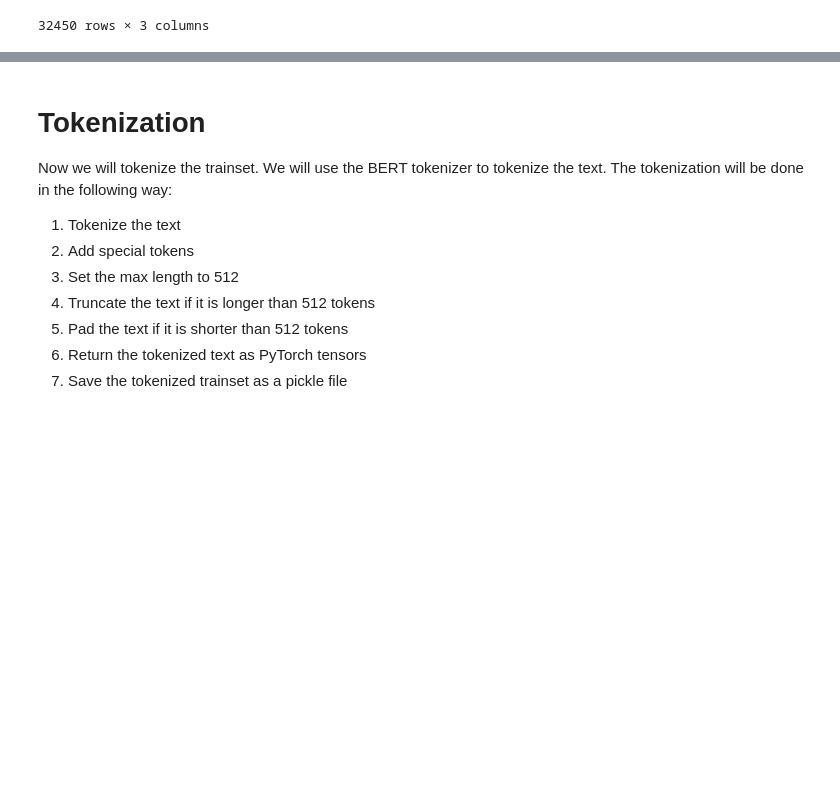
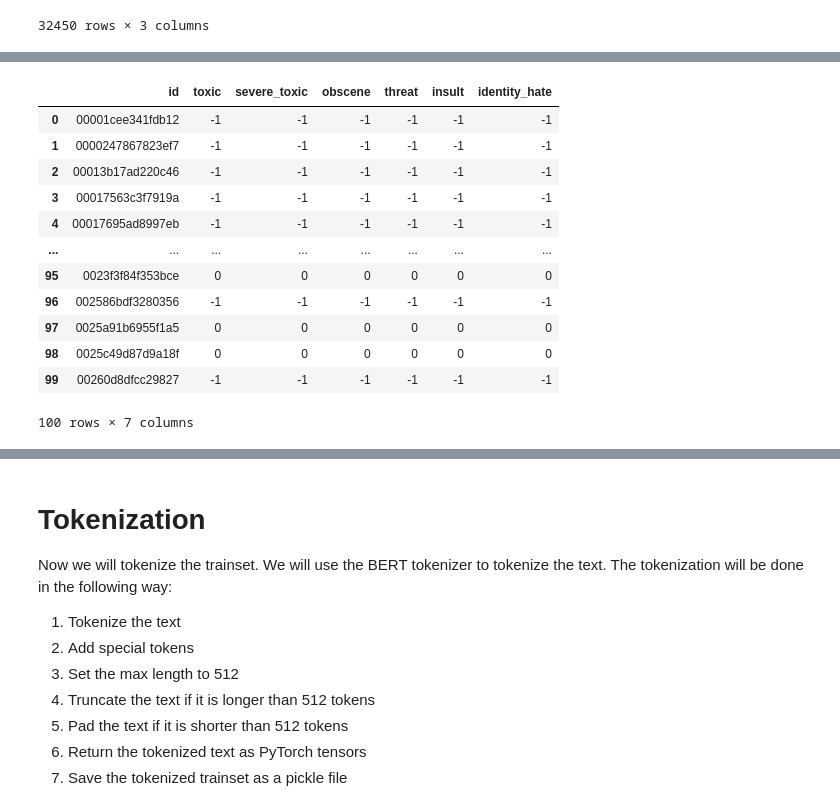
Before and after one commit to slinusc/BERT_vs_GPT_hate_speech_detection, a Jupyter notebook: hate_speech_detection_pipeline/data_preprocessing.ipynb, the cells around one changed output, grey strips where cells are left out. Cells and saved outputs as stored; diff of their text form; code cells hidden in the pictures; blank space fills up the shorter version.

```diff
--- a/hate_speech_detection_pipeline/data_preprocessing.ipynb
+++ b/hate_speech_detection_pipeline/data_preprocessing.ipynb
@@ -239,0 +244,21 @@ data_balanced.to_csv("data/train/balanced_train.csv", index=False)
+# %%
+#data = pd.read_csv("data/train/clean_train.csv")
+filenames = 'test_labels.csv'
+path = os.path.join(os.path.expanduser('~'), 'ownCloud - Michael Saxer (zhaw.ch)@drive.switch.ch', '4 Semester', 'NLP', 'workbench', filenames)
+
+data_labels = pd.read_csv(path)
+data_labels.head(100)
+# %% [output]
+|  | id | toxic | severe_toxic | obscene | threat | insult | identity_hate |
+| 0 | 00001cee341fdb12 | -1 | -1 | -1 | -1 | -1 | -1 |
+| 1 | 0000247867823ef7 | -1 | -1 | -1 | -1 | -1 | -1 |
+| 2 | 00013b17ad220c46 | -1 | -1 | -1 | -1 | -1 | -1 |
+| 3 | 00017563c3f7919a | -1 | -1 | -1 | -1 | -1 | -1 |
+| 4 | 00017695ad8997eb | -1 | -1 | -1 | -1 | -1 | -1 |
+| ... | ... | ... | ... | ... | ... | ... | ... |
+| 95 | 0023f3f84f353bce | 0 | 0 | 0 | 0 | 0 | 0 |
+| 96 | 002586bdf3280356 | -1 | -1 | -1 | -1 | -1 | -1 |
+| 97 | 0025a91b6955f1a5 | 0 | 0 | 0 | 0 | 0 | 0 |
+| 98 | 0025c49d87d9a18f | 0 | 0 | 0 | 0 | 0 | 0 |
+| 99 | 00260d8dfcc29827 | -1 | -1 | -1 | -1 | -1 | -1 |
+100 rows × 7 columns
```
Also changed, not shown: parts of 12 cells of this notebook.
